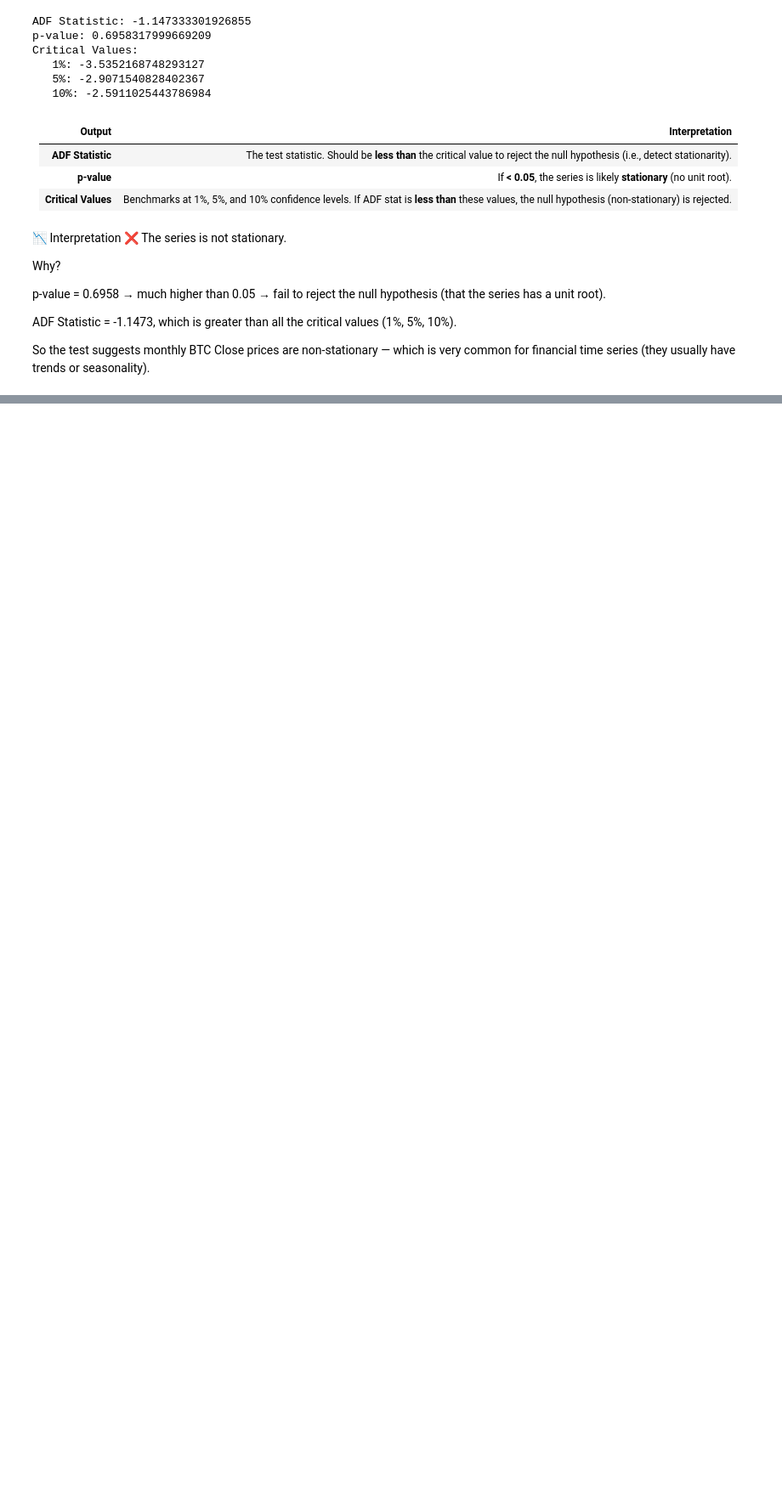
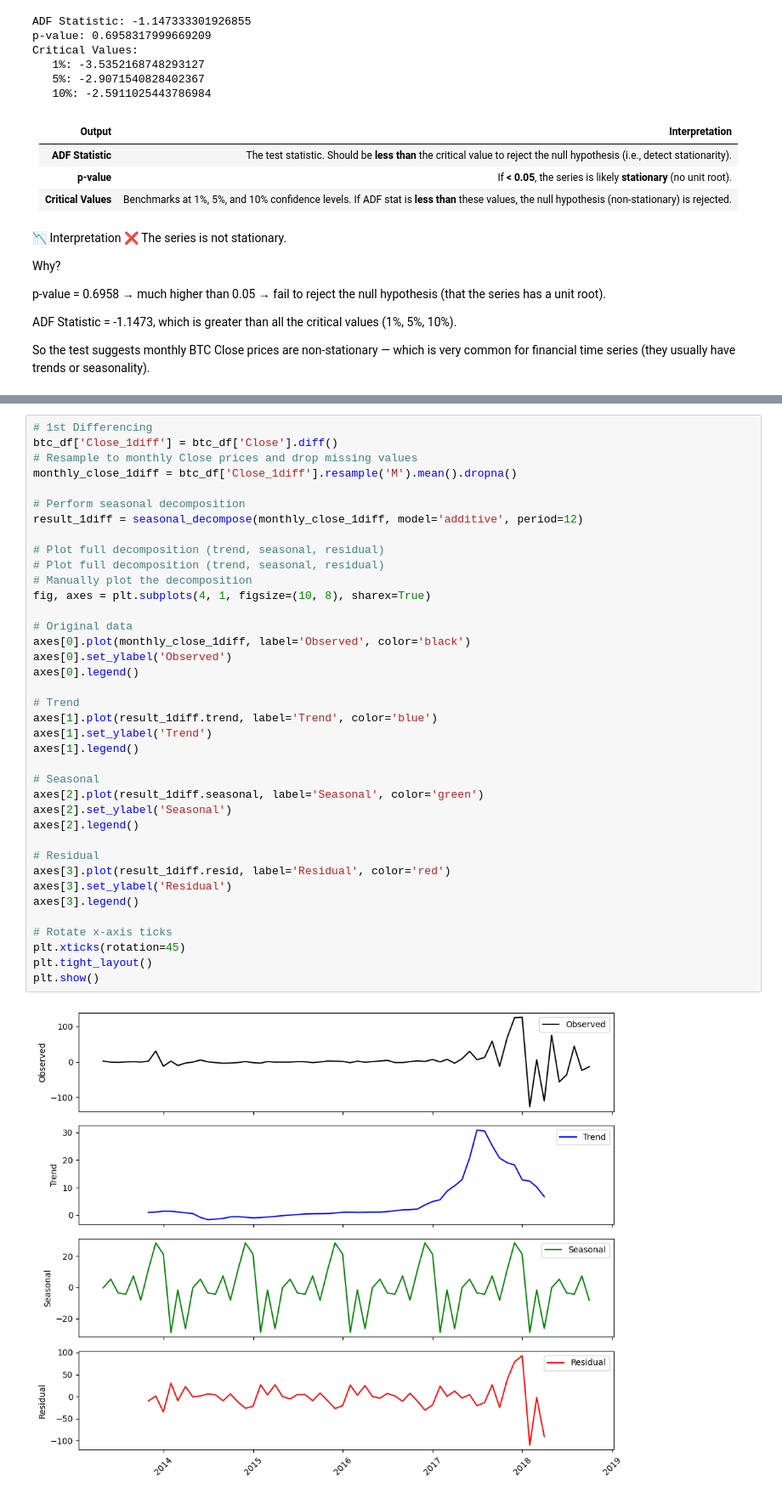
Before and after one commit to DataDrivenAkanksha/Cryptocurrency_price_forecasting, a Jupyter notebook: Cryptocurrency_price_forecasting.ipynb, the cells around one changed output, grey strips where cells are left out. Shown at 85% size. Saved outputs shown, nothing was run; the diff lists cells and outputs as text; blank space fills up the shorter version.

```diff
--- a/Cryptocurrency_price_forecasting.ipynb
+++ b/Cryptocurrency_price_forecasting.ipynb
@@ -265,0 +305,40 @@ So the test suggests monthly BTC Close prices are non-stationary — which is ve
+# %%
+# 1st Differencing
+btc_df['Close_1diff'] = btc_df['Close'].diff()
+# Resample to monthly Close prices and drop missing values
+monthly_close_1diff = btc_df['Close_1diff'].resample('M').mean().dropna()
+
+# Perform seasonal decomposition
+result_1diff = seasonal_decompose(monthly_close_1diff, model='additive', period=12)
+
+# Plot full decomposition (trend, seasonal, residual)
+# Plot full decomposition (trend, seasonal, residual)
+# Manually plot the decomposition
+fig, axes = plt.subplots(4, 1, figsize=(10, 8), sharex=True)
+
+# Original data
+axes[0].plot(monthly_close_1diff, label='Observed', color='black')
+axes[0].set_ylabel('Observed')
+axes[0].legend()
+
+# Trend
+axes[1].plot(result_1diff.trend, label='Trend', color='blue')
+axes[1].set_ylabel('Trend')
+axes[1].legend()
+
+# Seasonal
+axes[2].plot(result_1diff.seasonal, label='Seasonal', color='green')
+axes[2].set_ylabel('Seasonal')
+axes[2].legend()
+
+# Residual
+axes[3].plot(result_1diff.resid, label='Residual', color='red')
+axes[3].set_ylabel('Residual')
+axes[3].legend()
+
+# Rotate x-axis ticks
+plt.xticks(rotation=45)
+plt.tight_layout()
+plt.show()
+# %% [output]
+[figure, added]
```
Also changed, not shown: parts of 46 cells of this notebook.
